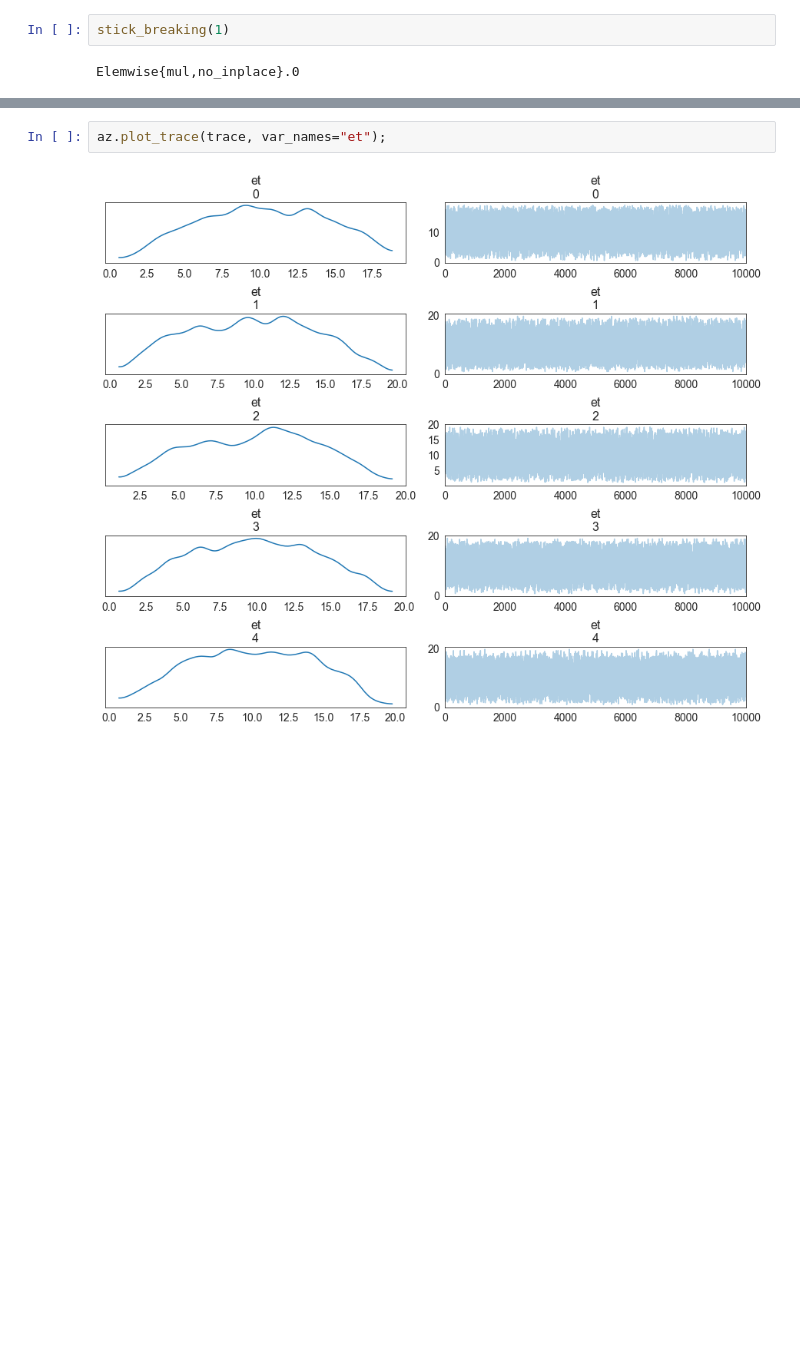
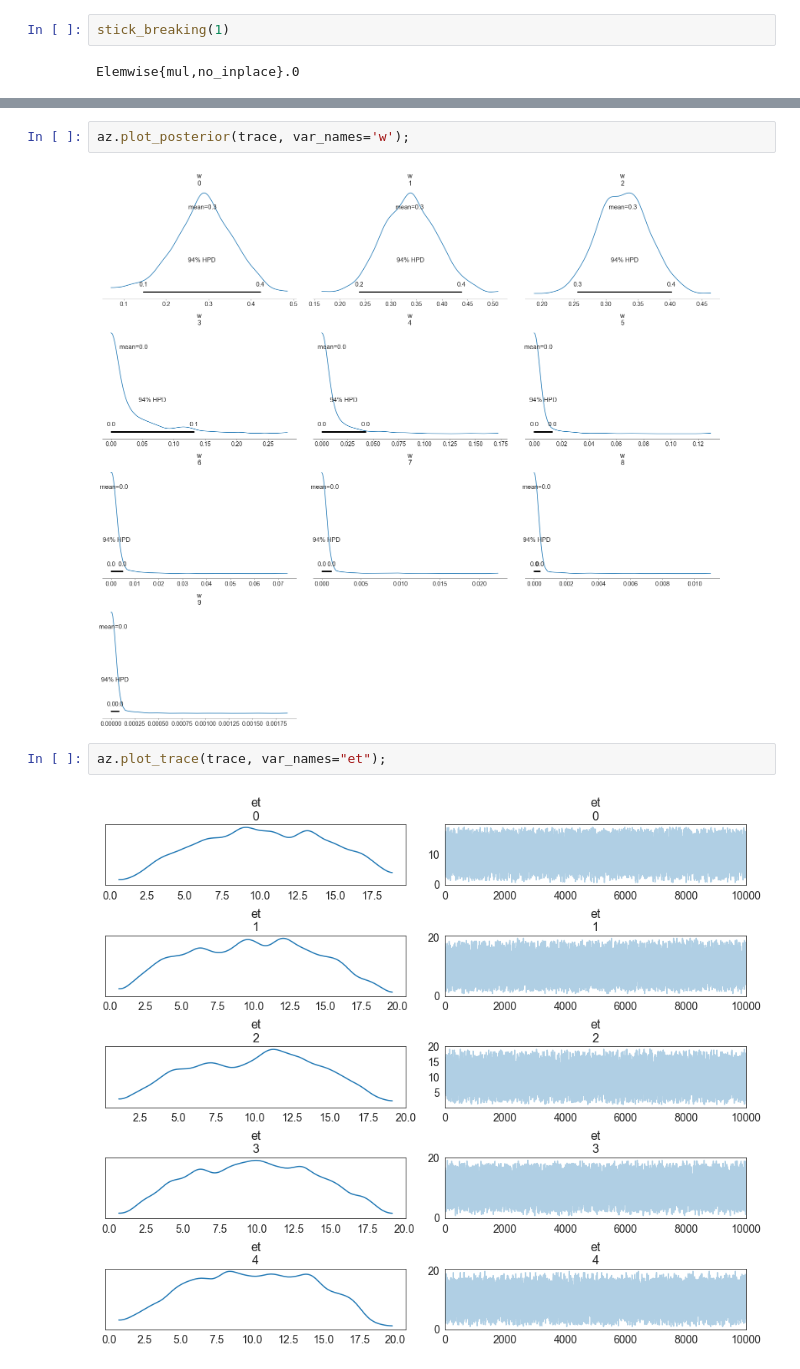
Before and after one commit to dirmeier/etudes, a Jupyter notebook: custom_pymc_distributions.ipynb, the cells around one changed output, grey strips where cells are left out. Cells and saved outputs as stored; diff of their text form; blank space fills up the shorter version.

```diff
--- a/custom_pymc_distributions.ipynb
+++ b/custom_pymc_distributions.ipynb
@@ -152,3 +172,7 @@ az.plot_posterior(trace, var_names="et");
+# %%
+az.plot_posterior(trace, var_names='w');
+# %% [output]
+[figure, added]
 # %%
 az.plot_trace(trace, var_names="et");
 # %% [output]
```
Also changed, not shown: parts of 13 cells of this notebook.
